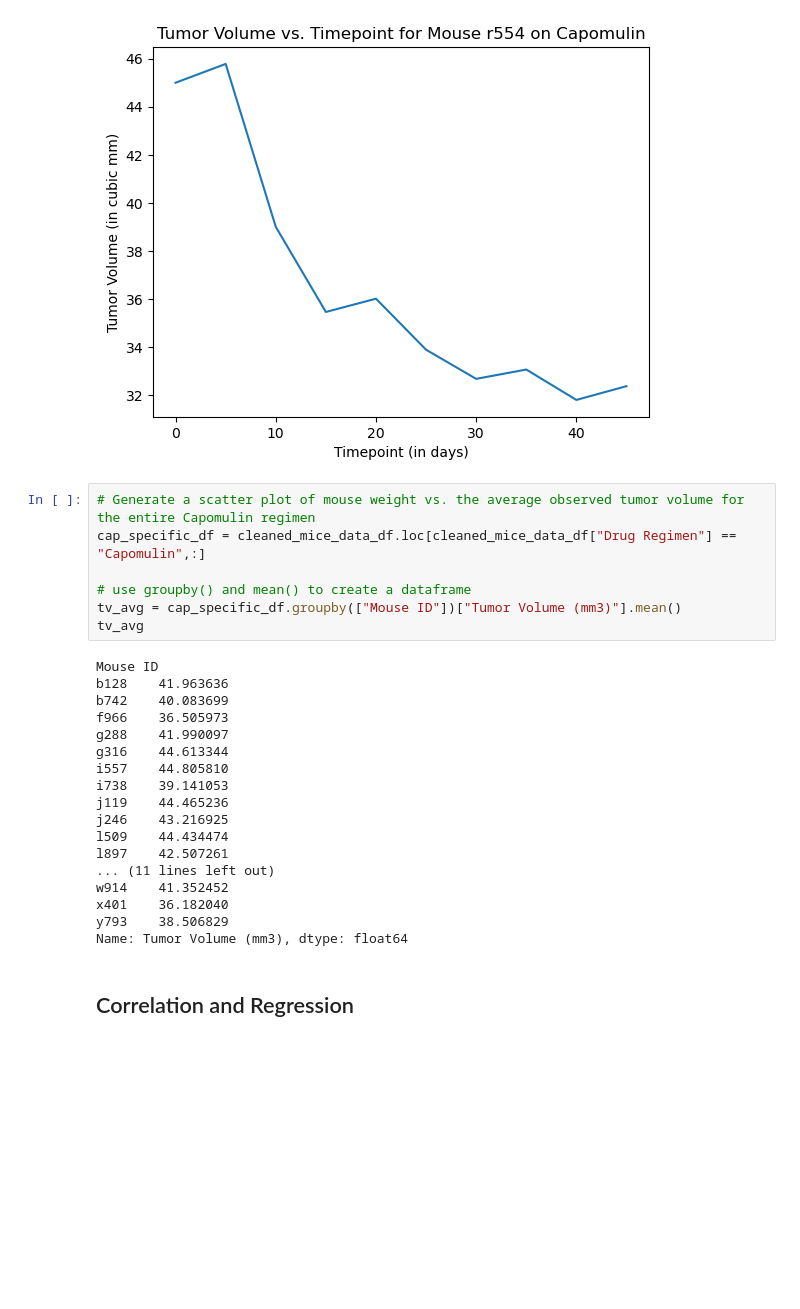
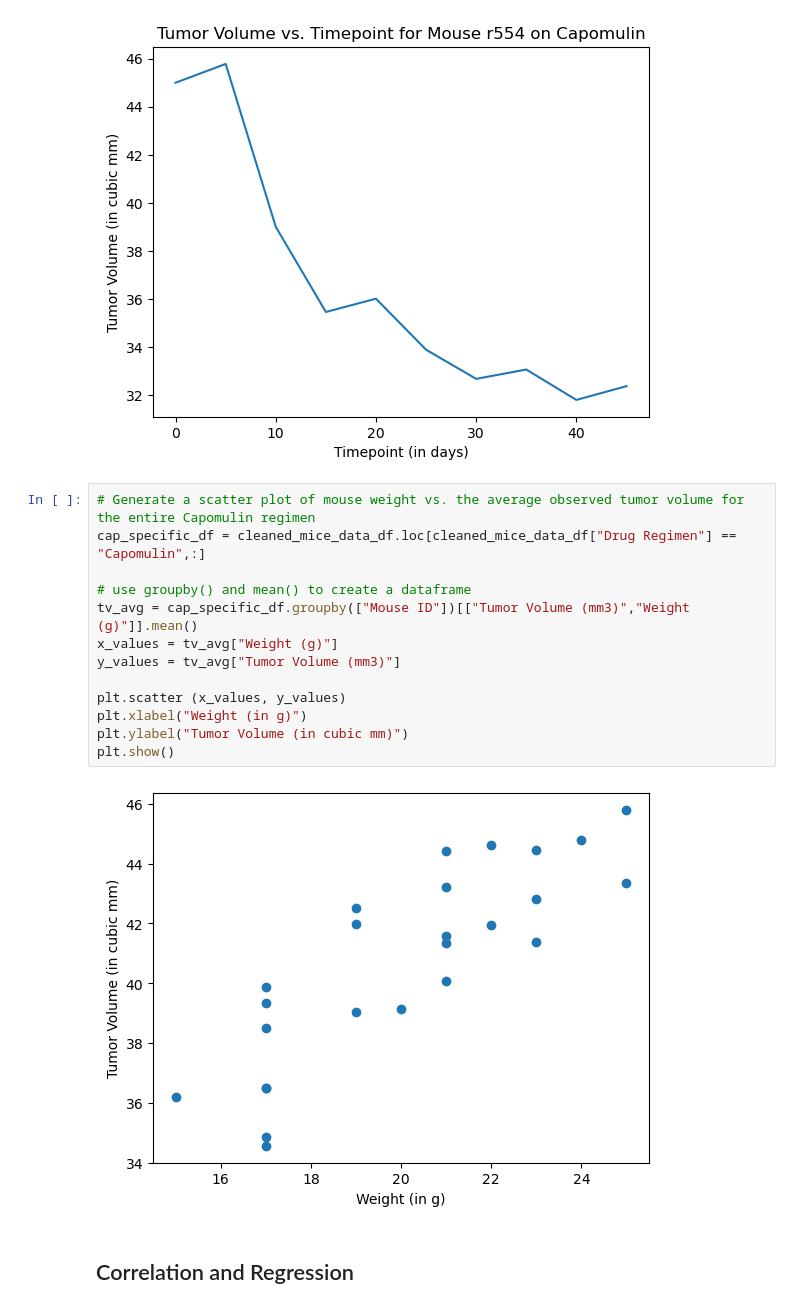
Before and after one commit to rooprg/pymaceuticals_challenge, a Jupyter notebook: pymaceuticals_starter.ipynb, the cells around one changed output. Saved outputs shown, nothing was run; the diff lists cells and outputs as text; blank space fills up the shorter version.

```diff
--- a/pymaceuticals_starter.ipynb
+++ b/pymaceuticals_starter.ipynb
@@ -258,27 +251,17 @@ plt.show()
 # %%
 # Generate a scatter plot of mouse weight vs. the average observed tumor volume for the entire Capomulin regimen
 cap_specific_df = cleaned_mice_data_df.loc[cleaned_mice_data_df["Drug Regimen"] == "Capomulin",:]
 
 # use groupby() and mean() to create a dataframe
-tv_avg = cap_specific_df.groupby(["Mouse ID"])["Tumor Volume (mm3)"].mean()
-tv_avg
+tv_avg = cap_specific_df.groupby(["Mouse ID"])[["Tumor Volume (mm3)","Weight (g)"]].mean()
+x_values = tv_avg["Weight (g)"]
+y_values = tv_avg["Tumor Volume (mm3)"]
+
+plt.scatter (x_values, y_values)
+plt.xlabel("Weight (in g)")
+plt.ylabel("Tumor Volume (in cubic mm)")
+plt.show()
 # %% [output]
-Mouse ID
-b128    41.963636
-b742    40.083699
-f966    36.505973
-g288    41.990097
-g316    44.613344
-i557    44.805810
-i738    39.141053
-j119    44.465236
-j246    43.216925
-l509    44.434474
-l897    42.507261
-... (11 lines left out)
-w914    41.352452
-x401    36.182040
-y793    38.506829
-Name: Tumor Volume (mm3), dtype: float64
+[figure, added]
 # %% [markdown]
 ## Correlation and Regression
```
Also changed, not shown: parts of 3 cells of this notebook.
